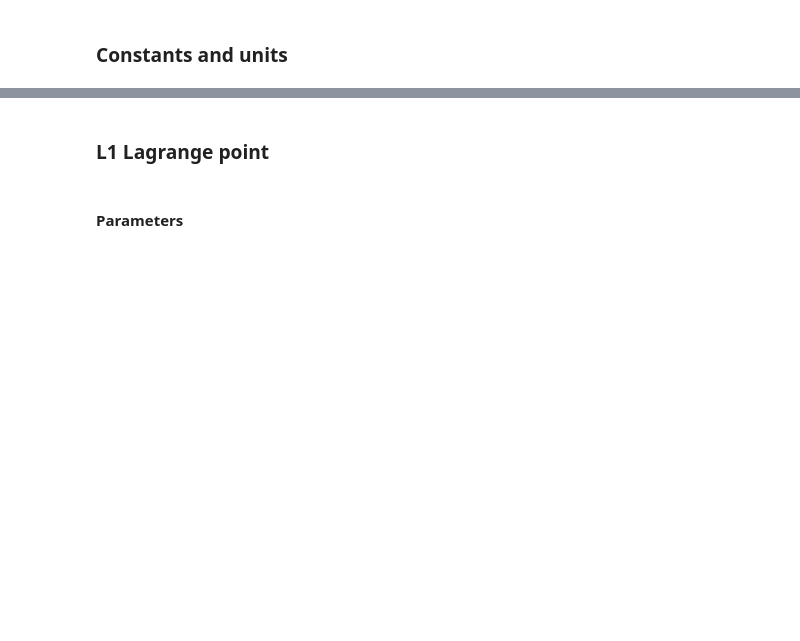
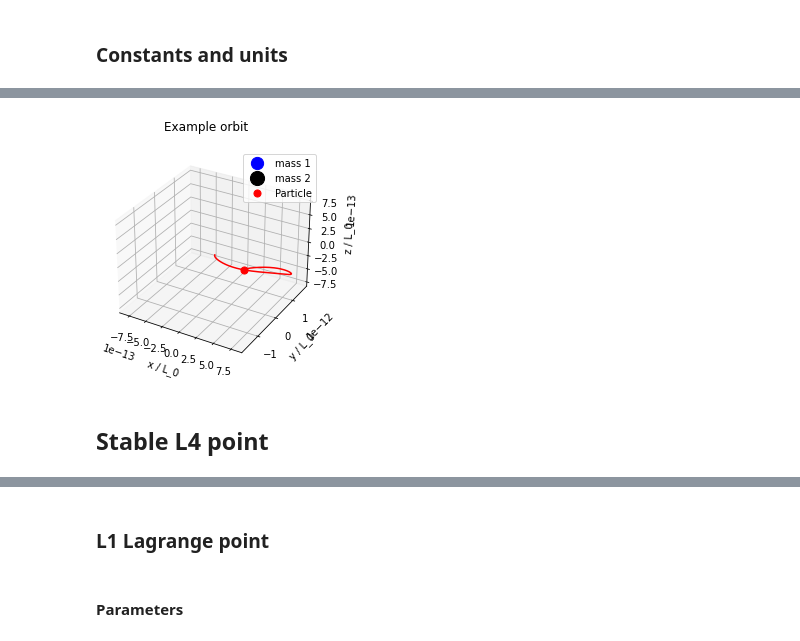
Before and after one commit to j-moncr/honours_nr, a Jupyter notebook: particle_orbits/geodesic_solver/geodesic_results.ipynb, the cells around one changed output, grey strips where cells are left out. Saved outputs shown, nothing was run; the diff lists cells and outputs as text; code cells hidden in the pictures; blank space fills up the shorter version.

```diff
--- a/particle_orbits/geodesic_solver/geodesic_results.ipynb
+++ b/particle_orbits/geodesic_solver/geodesic_results.ipynb
@@ -32,0 +83,7 @@ SOLARMASS_in_natunits = 1 / (2e5 * T_0)
+# %%
+# animate_trajectories(x1, y1, z1, rs_1_1, rs_2_1, a=a, proj="3D", title=f"Example orbit")
+animate_trajectories(x1, y1, z1, rs_1_1, rs_2_1, a=a, proj="3D", title=f"Example orbit", save_fig=True)
+# %% [output]
+[figure, added]
+# %% [markdown]
+## Stable L4 point
```
Also changed, not shown: parts of 22 cells of this notebook, 4 other files.
